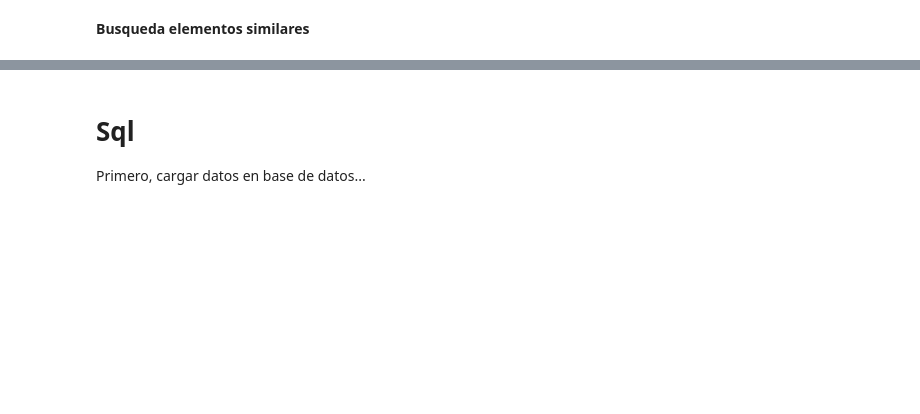
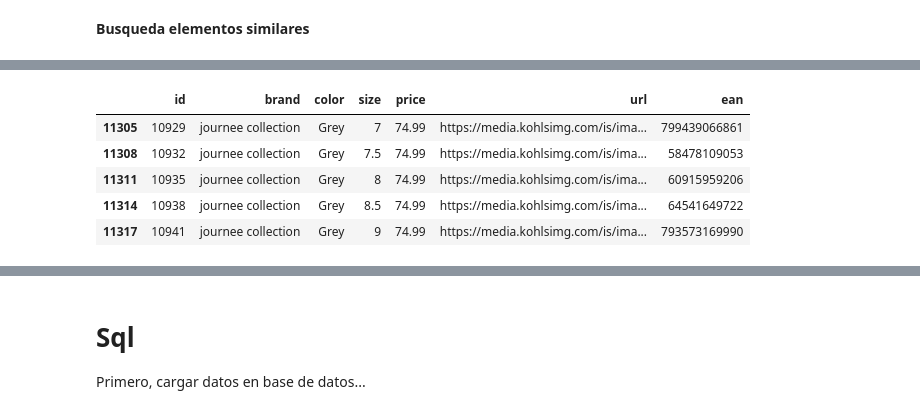
Before and after one commit to Ironhack-Data-Madrid-Enero-2021/Classroom-Materials, a Jupyter notebook: week_11/w11_d3 - ETL 3 (barcodes).ipynb, the cells around one changed output, grey strips where cells are left out. Cells and saved outputs as stored; diff of their text form; code cells hidden in the pictures; blank space fills up the shorter version.

```diff
--- a/week_11/w11_d3 - ETL 3 (barcodes).ipynb
+++ b/week_11/w11_d3 - ETL 3 (barcodes).ipynb
@@ -319,0 +427,9 @@ for i in range(20):
+# %%
+busqueda_similares(data, elem, 'color').tail()
+# %% [output]
+|  | id | brand | color | size | price | url | ean |
+| 11305 | 10929 | journee collection | Grey | 7 | 74.99 | https://media.kohlsimg.com/is/ima... | 799439066861 |
+| 11308 | 10932 | journee collection | Grey | 7.5 | 74.99 | https://media.kohlsimg.com/is/ima... | 58478109053 |
+| 11311 | 10935 | journee collection | Grey | 8 | 74.99 | https://media.kohlsimg.com/is/ima... | 60915959206 |
+| 11314 | 10938 | journee collection | Grey | 8.5 | 74.99 | https://media.kohlsimg.com/is/ima... | 64541649722 |
+| 11317 | 10941 | journee collection | Grey | 9 | 74.99 | https://media.kohlsimg.com/is/ima... | 793573169990 |
```
Also changed, not shown: parts of 13 cells of this notebook, 1 other file.
